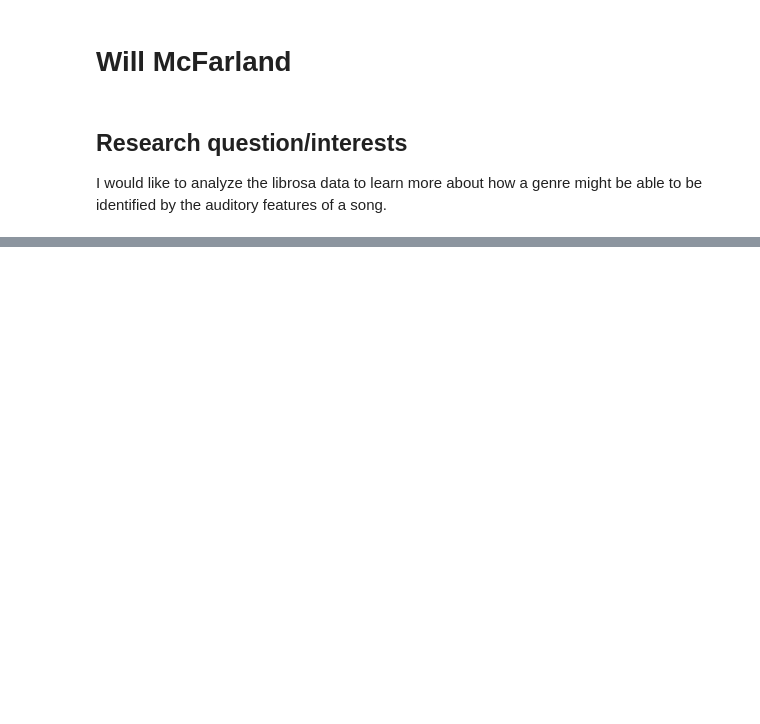
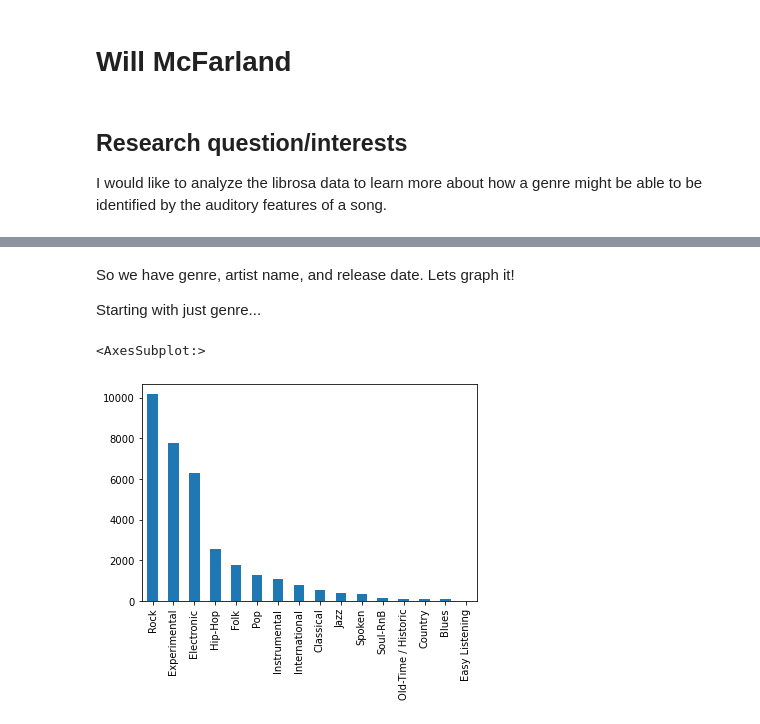
Before and after one commit to Rock-it-science/project-group17-project, a Jupyter notebook: notebooks/analysis1.ipynb, the cells around one changed output, grey strips where cells are left out. Drawn from its saved outputs; the diff is of its cells as text; code cells hidden in the pictures; blank space fills up the shorter version.

Commit message:
Start on EDA and Analysis Pipeline

```diff
--- a/notebooks/analysis1.ipynb
+++ b/notebooks/analysis1.ipynb
@@ -6,3 +18,2 @@ I would like to analyze the librosa data to learn more about how a genre might b
 # %%
-import pandas as pd
-pd.read_csv("../data/raw/tracks.csv", low_memory=False)
+tracks = pd.read_csv("../data/raw/tracks.csv", low_memory=False)
@@ -22,0 +58,3 @@ pd.read_csv("../data/raw/tracks.csv", low_memory=False)
+# %%
+track_subset = tracks[['Unnamed: 0', 'track.7', 'artist.12', 'album.2']].rename(columns={'Unnamed: 0': 'track id', 'track.7': 'genre', 'artist.12': 'artist name', 'album.2': 'release date'}).dropna(axis=0, how='any')
+track_subset
@@ -22,0 +75,11 @@ pd.read_csv("../data/raw/tracks.csv", low_memory=False)
+# %% [markdown]
+So we have genre, artist name, and release date. Lets graph it!
+
+Starting with just genre...
+# %%
+plt.figure()
+genre_sizes = track_subset.iloc[:, 1].value_counts()
+genre_sizes.plot(kind='bar')
+# %% [output]
+<AxesSubplot:>
+[figure, added]
```
Also changed, not shown: parts of 24 cells of this notebook.
